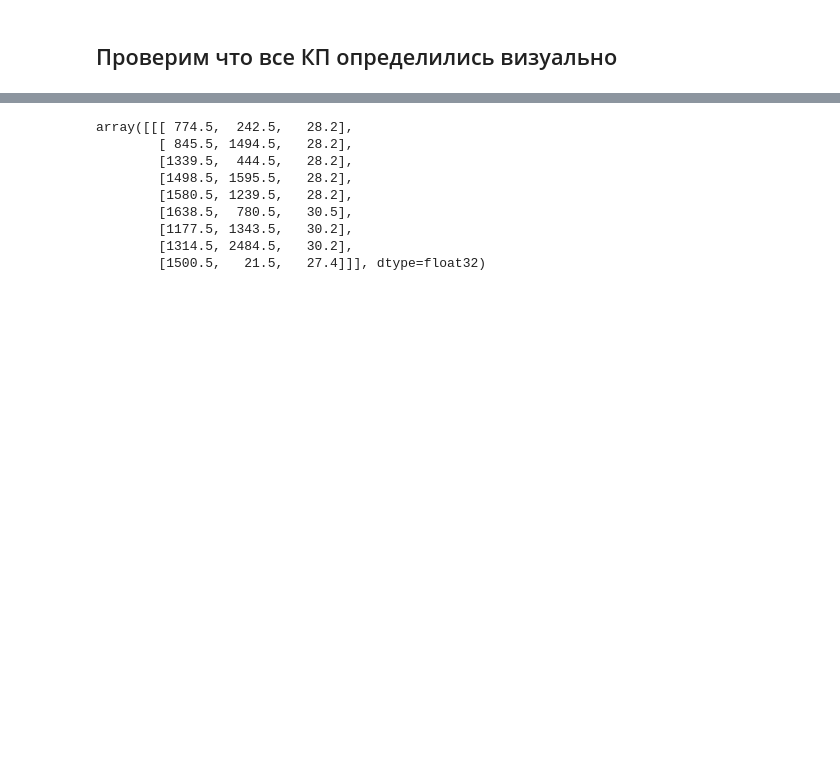
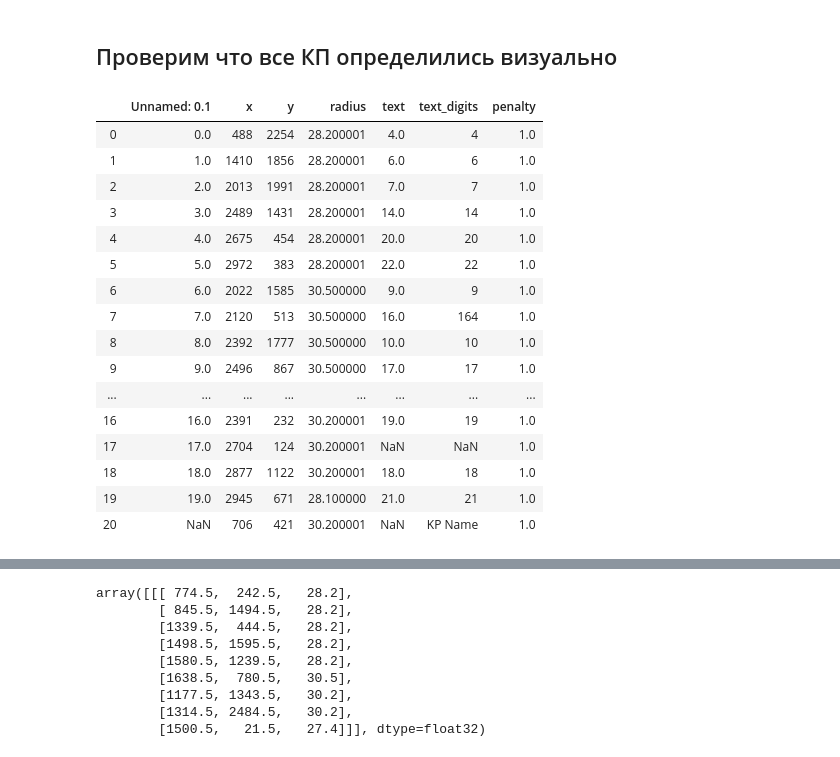
Before and after one commit to iiMisha/path-finder, a Jupyter notebook: map analyze py3.ipynb, the cells around one changed output, grey strips where cells are left out. Drawn from its saved outputs; the diff is of its cells as text; code cells hidden in the pictures; blank space fills up the shorter version.

```diff
--- a/map analyze py3.ipynb
+++ b/map analyze py3.ipynb
@@ -135,6 +139,28 @@ maps/2019o/3v.png
 ## Проверим что все КП определились визуально
 # %%
 map_id = 1
+# %%
+d = pd.read_csv('maps/2019o/1v.png.dat',dtype={'text_digits':'str'})
+# %%
+d
+# %% [output]
+|  | Unnamed: 0.1 | x | y | radius | text | text_digits | penalty |
+| 0 | 0.0 | 488 | 2254 | 28.200001 | 4.0 | 4 | 1.0 |
+| 1 | 1.0 | 1410 | 1856 | 28.200001 | 6.0 | 6 | 1.0 |
+| 2 | 2.0 | 2013 | 1991 | 28.200001 | 7.0 | 7 | 1.0 |
+| 3 | 3.0 | 2489 | 1431 | 28.200001 | 14.0 | 14 | 1.0 |
+| 4 | 4.0 | 2675 | 454 | 28.200001 | 20.0 | 20 | 1.0 |
+| 5 | 5.0 | 2972 | 383 | 28.200001 | 22.0 | 22 | 1.0 |
+| 6 | 6.0 | 2022 | 1585 | 30.500000 | 9.0 | 9 | 1.0 |
+| 7 | 7.0 | 2120 | 513 | 30.500000 | 16.0 | 164 | 1.0 |
+| 8 | 8.0 | 2392 | 1777 | 30.500000 | 10.0 | 10 | 1.0 |
+| 9 | 9.0 | 2496 | 867 | 30.500000 | 17.0 | 17 | 1.0 |
+| ... | ... | ... | ... | ... | ... | ... | ... |
+| 16 | 16.0 | 2391 | 232 | 30.200001 | 19.0 | 19 | 1.0 |
+| 17 | 17.0 | 2704 | 124 | 30.200001 | NaN | NaN | 1.0 |
+| 18 | 18.0 | 2877 | 1122 | 30.200001 | 18.0 | 18 | 1.0 |
+| 19 | 19.0 | 2945 | 671 | 28.100000 | 21.0 | 21 | 1.0 |
+| 20 | NaN | 706 | 421 | 30.200001 | NaN | KP Name | 1.0 |
 # %%
 data[map_id][1].sort_values('text_digits')
 # %% [output]
```
Also changed, not shown: parts of 7 cells of this notebook, 4 other files.
